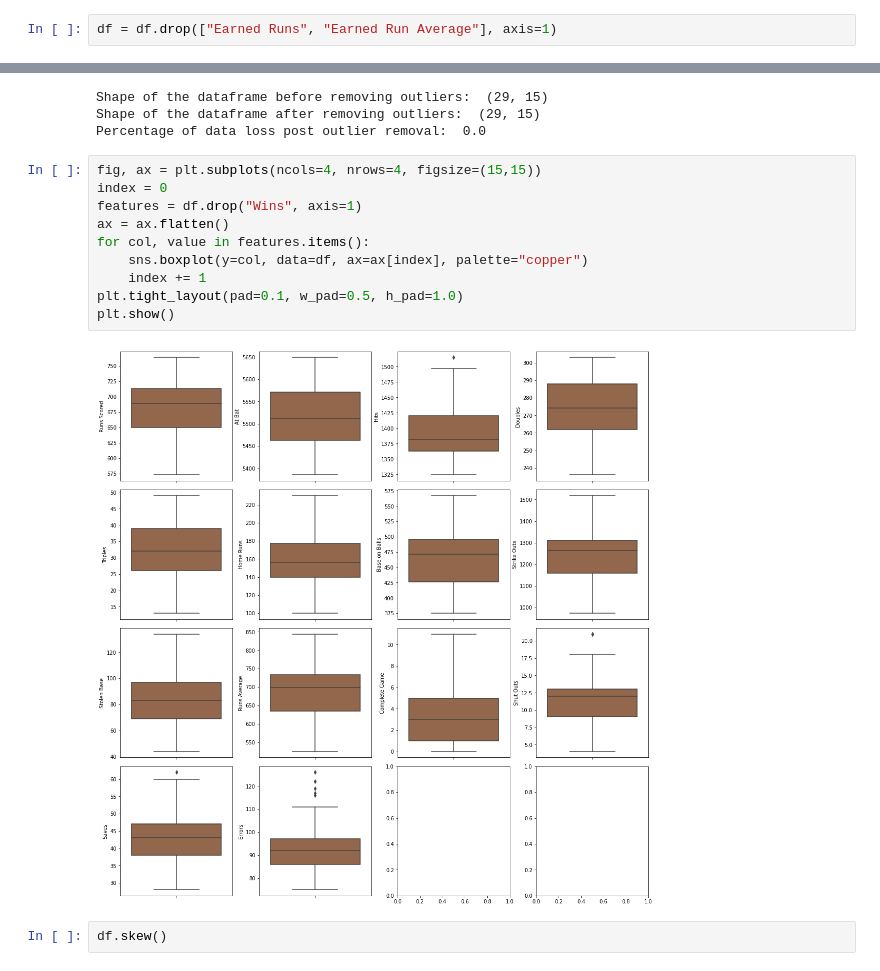
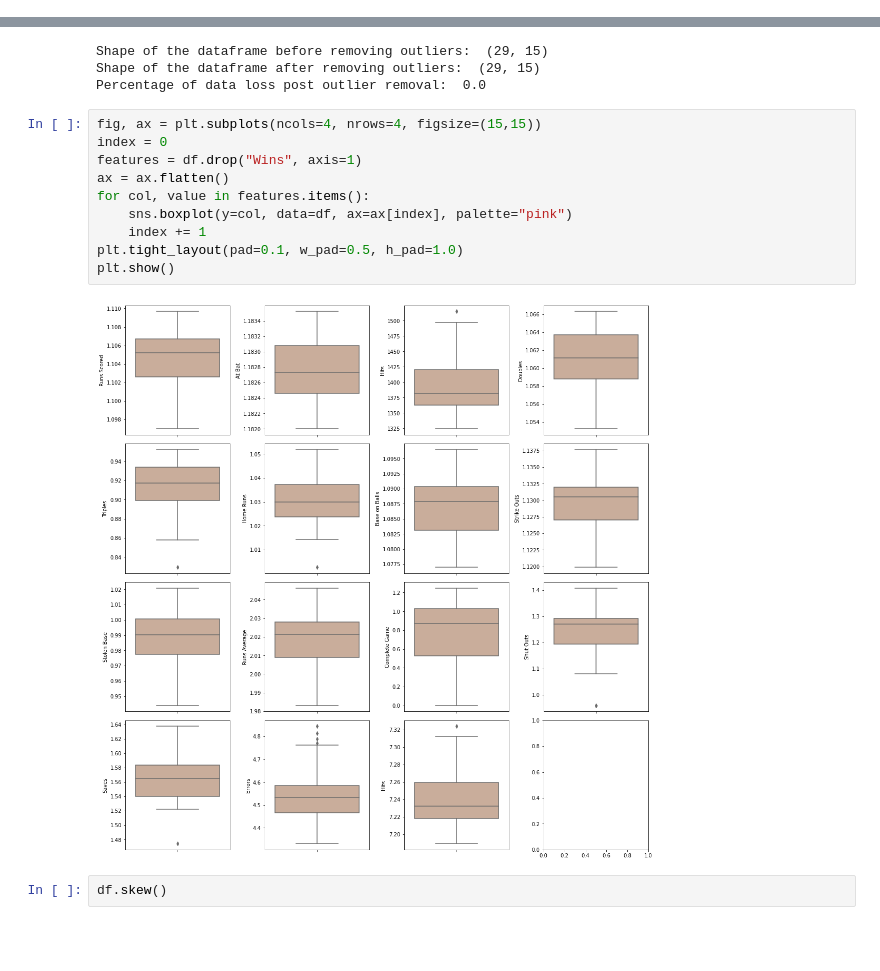
Before and after one commit to Amitpawar007/Data-Science-Project, a Jupyter notebook: Baseball Case Study.ipynb, the cells around one changed output, grey strips where cells are left out. Drawn from its saved outputs; the diff is of its cells as text; blank space fills up the shorter version.

```diff
--- a/Baseball Case Study.ipynb
+++ b/Baseball Case Study.ipynb
@@ -640,2 +616,0 @@ plt.show()
-# %%
-df = df.drop(["Earned Runs", "Earned Run Average"], axis=1)
@@ -658,15 +634,15 @@ Percentage of data loss post outlier removal:  0.0
 # %%
 fig, ax = plt.subplots(ncols=4, nrows=4, figsize=(15,15))
 index = 0
 features = df.drop("Wins", axis=1)
 ax = ax.flatten()
 for col, value in features.items():
-    sns.boxplot(y=col, data=df, ax=ax[index], palette="copper")
+    sns.boxplot(y=col, data=df, ax=ax[index], palette="pink")
     index += 1
 plt.tight_layout(pad=0.1, w_pad=0.5, h_pad=1.0)
 plt.show()
 # %% [output]
-[figure, old version]
+[figure, new version]
 # %%
 df.skew()
 # %% [output]
```
Also changed, not shown: parts of 37 cells of this notebook.
